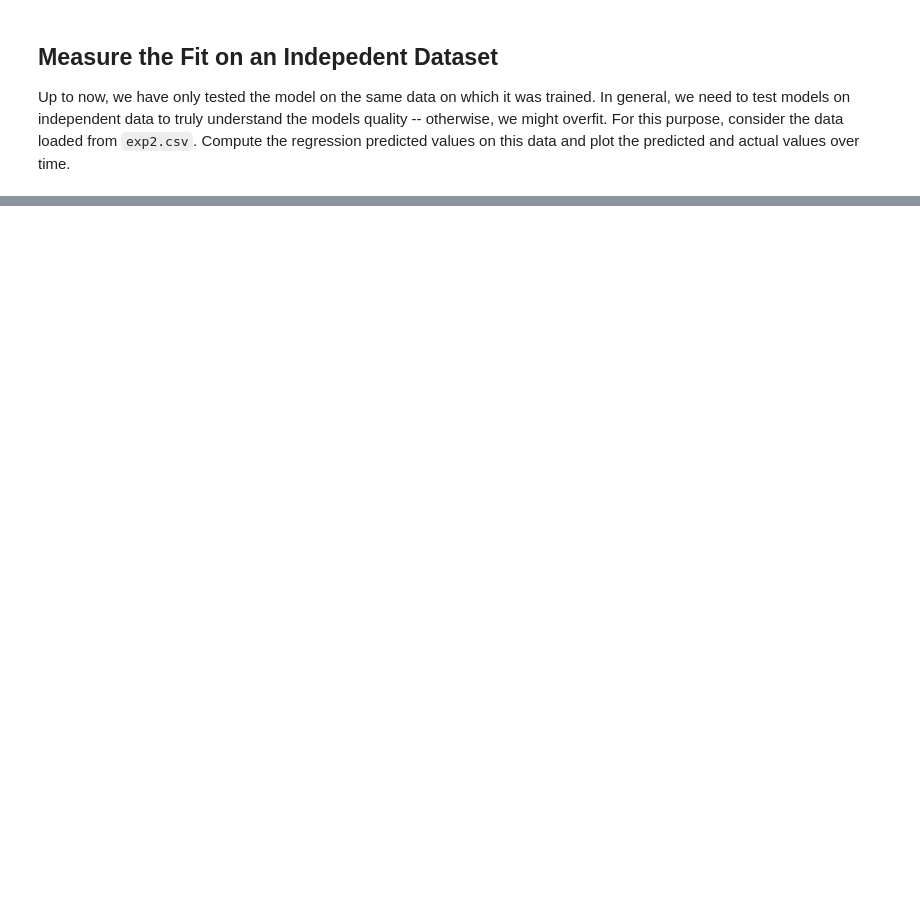
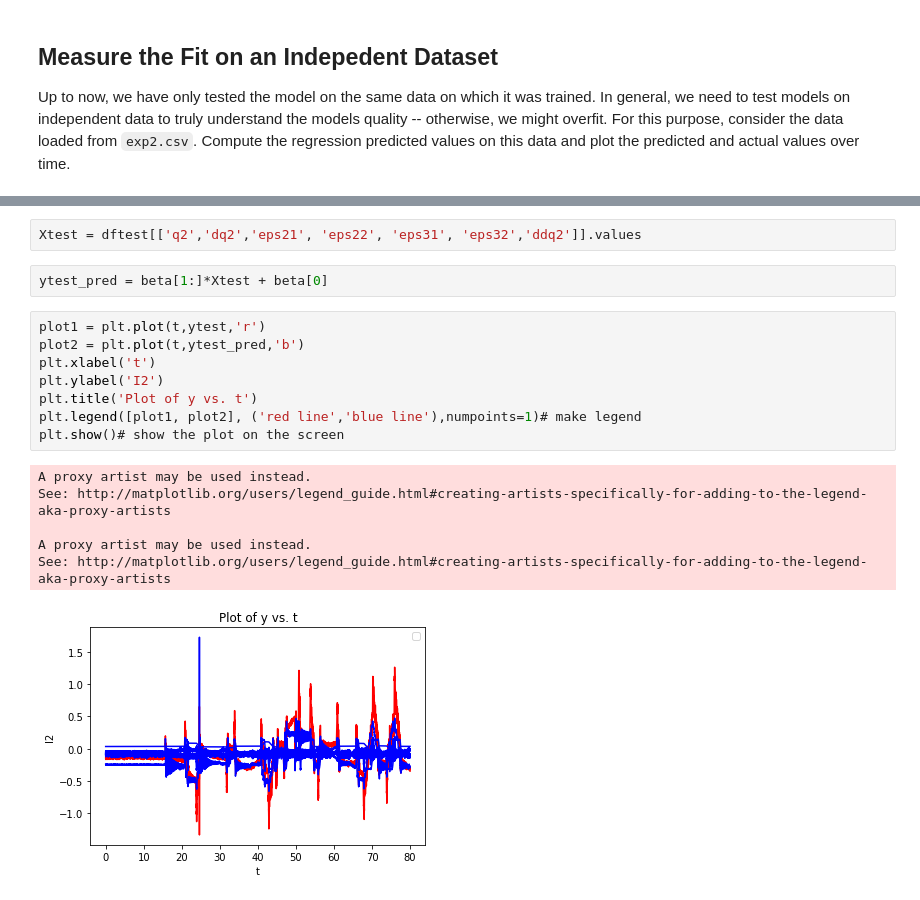
Before and after one commit to VishalShah1999/Machine-Learning, a Jupyter notebook: lab2p1.ipynb, the cells around one changed output, grey strips where cells are left out. Drawn from its saved outputs; the diff is of its cells as text; blank space fills up the shorter version.

```diff
--- a/lab2p1.ipynb
+++ b/lab2p1.ipynb
@@ -103,0 +169,19 @@ Up to now, we have only tested the model on the same data on which it was traine
+# %%
+Xtest = dftest[['q2','dq2','eps21', 'eps22', 'eps31', 'eps32','ddq2']].values
+# %%
+ytest_pred = beta[1:]*Xtest + beta[0]
+# %%
+plot1 = plt.plot(t,ytest,'r')
+plot2 = plt.plot(t,ytest_pred,'b')
+plt.xlabel('t')
+plt.ylabel('I2')
+plt.title('Plot of y vs. t')
+plt.legend([plot1, plot2], ('red line','blue line'),numpoints=1)# make legend
+plt.show()# show the plot on the screen
+# %% [output]
+A proxy artist may be used instead.
+See: http://matplotlib.org/users/legend_guide.html#creating-artists-specifically-for-adding-to-the-legend-aka-proxy-artists
+
+A proxy artist may be used instead.
+See: http://matplotlib.org/users/legend_guide.html#creating-artists-specifically-for-adding-to-the-legend-aka-proxy-artists
+[figure, added]
```
Also changed, not shown: parts of 11 cells of this notebook.
